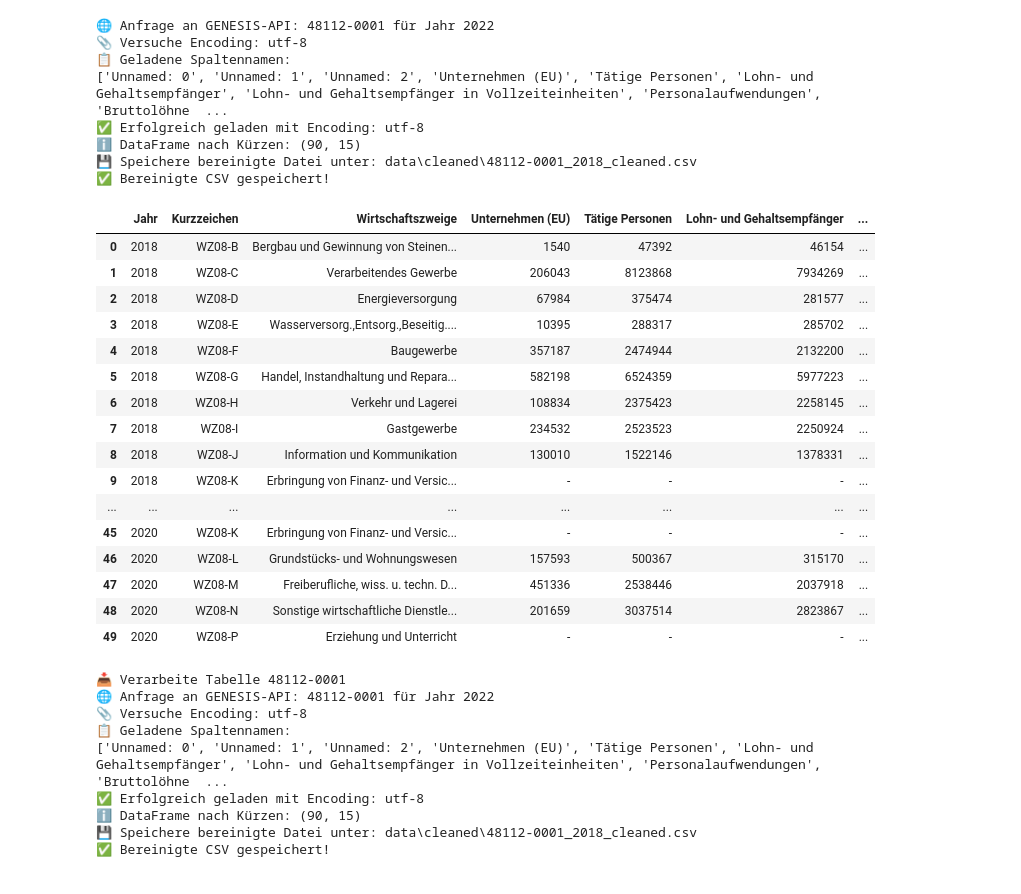
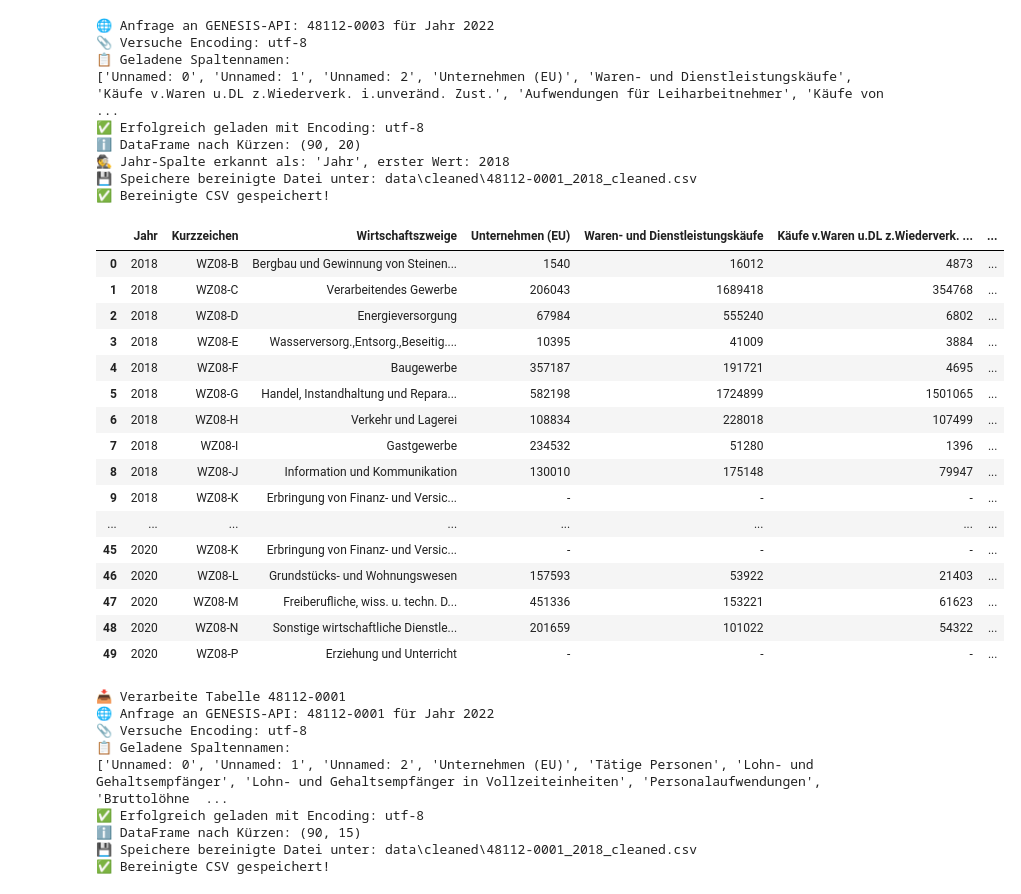
Before and after one commit to s0578620/Data-Science-Project_GENESIS, a Jupyter notebook: analyse.ipynb, the cells around one changed output. Drawn from its saved outputs; the diff is of its cells as text; code cells hidden in the pictures.

```diff
--- a/analyse.ipynb
+++ b/analyse.ipynb
@@ -10,44 +22,45 @@ Exception: ❌ Job konnte nicht gestartet werden: <!doctype html>
 # %%
 import os, sys
 sys.path.append(os.path.abspath("src"))
 
 from src.download_table import download_and_extract_table
 from src.download_table_auto import download_and_extract_table_job
 from src.loader import load_genesis_csv
 
-csv_path = download_and_extract_table("48112-0001", "2022", dest_folder="data/raw")
+csv_path = download_and_extract_table("48112-0003", "2022", dest_folder="data/raw")
 #csv_path = download_and_extract_table_job("48112-0002", "2022", dest_folder="data/raw")
 #df = load_genesis_csv(csv_path, zip_name="48112-0001")
 df = load_genesis_csv(csv_path, zip_name="48112-0001")
 #df = load_genesis_csv(csv_path, zip_name="48112-0002")
 
 if df is not None:
     display(df.head(50))
 # %% [output]
-🌐 Anfrage an GENESIS-API: 48112-0001 für Jahr 2022
+🌐 Anfrage an GENESIS-API: 48112-0003 für Jahr 2022
 📎 Versuche Encoding: utf-8
 📋 Geladene Spaltennamen:
-['Unnamed: 0', 'Unnamed: 1', 'Unnamed: 2', 'Unternehmen (EU)', 'Tätige Personen', 'Lohn- und Gehaltsempfänger', 'Lohn- und Gehaltsempfänger in Vollzeiteinheiten', 'Personalaufwendungen', 'Bruttolöhne  ...
+['Unnamed: 0', 'Unnamed: 1', 'Unnamed: 2', 'Unternehmen (EU)', 'Waren- und Dienstleistungskäufe', 'Käufe v.Waren u.DL z.Wiederverk. i.unveränd. Zust.', 'Aufwendungen für Leiharbeitnehmer', 'Käufe von  ...
 ✅ Erfolgreich geladen mit Encoding: utf-8
-ℹ️ DataFrame nach Kürzen: (90, 15)
+ℹ️ DataFrame nach Kürzen: (90, 20)
+🕵️ Jahr-Spalte erkannt als: 'Jahr', erster Wert: 2018
 💾 Speichere bereinigte Datei unter: data\cleaned\48112-0001_2018_cleaned.csv
 ✅ Bereinigte CSV gespeichert!
-|  | Jahr | Kurzzeichen | Wirtschaftszweige | Unternehmen (EU) | Tätige Personen | Lohn- und Gehaltsempfänger | ... |
-| 0 | 2018 | WZ08-B | Bergbau und Gewinnung von Steinen... | 1540 | 47392 | 46154 | ... |
-| 1 | 2018 | WZ08-C | Verarbeitendes Gewerbe | 206043 | 8123868 | 7934269 | ... |
-| 2 | 2018 | WZ08-D | Energieversorgung | 67984 | 375474 | 281577 | ... |
-| 3 | 2018 | WZ08-E | Wasserversorg.,Entsorg.,Beseitig.... | 10395 | 288317 | 285702 | ... |
-| 4 | 2018 | WZ08-F | Baugewerbe | 357187 | 2474944 | 2132200 | ... |
-| 5 | 2018 | WZ08-G | Handel, Instandhaltung und Repara... | 582198 | 6524359 | 5977223 | ... |
-| 6 | 2018 | WZ08-H | Verkehr und Lagerei | 108834 | 2375423 | 2258145 | ... |
-| 7 | 2018 | WZ08-I | Gastgewerbe | 234532 | 2523523 | 2250924 | ... |
-| 8 | 2018 | WZ08-J | Information und Kommunikation | 130010 | 1522146 | 1378331 | ... |
+|  | Jahr | Kurzzeichen | Wirtschaftszweige | Unternehmen (EU) | Waren- und Dienstleistungskäufe | Käufe v.Waren u.DL z.Wiederverk. ... | ... |
+| 0 | 2018 | WZ08-B | Bergbau und Gewinnung von Steinen... | 1540 | 16012 | 4873 | ... |
+| 1 | 2018 | WZ08-C | Verarbeitendes Gewerbe | 206043 | 1689418 | 354768 | ... |
+| 2 | 2018 | WZ08-D | Energieversorgung | 67984 | 555240 | 6802 | ... |
+| 3 | 2018 | WZ08-E | Wasserversorg.,Entsorg.,Beseitig.... | 10395 | 41009 | 3884 | ... |
+| 4 | 2018 | WZ08-F | Baugewerbe | 357187 | 191721 | 4695 | ... |
+| 5 | 2018 | WZ08-G | Handel, Instandhaltung und Repara... | 582198 | 1724899 | 1501065 | ... |
+| 6 | 2018 | WZ08-H | Verkehr und Lagerei | 108834 | 228018 | 107499 | ... |
+| 7 | 2018 | WZ08-I | Gastgewerbe | 234532 | 51280 | 1396 | ... |
+| 8 | 2018 | WZ08-J | Information und Kommunikation | 130010 | 175148 | 79947 | ... |
 | 9 | 2018 | WZ08-K | Erbringung von Finanz- und Versic... | - | - | - | ... |
 | ... | ... | ... | ... | ... | ... | ... | ... |
 | 45 | 2020 | WZ08-K | Erbringung von Finanz- und Versic... | - | - | - | ... |
-| 46 | 2020 | WZ08-L | Grundstücks- und Wohnungswesen | 157593 | 500367 | 315170 | ... |
-| 47 | 2020 | WZ08-M | Freiberufliche, wiss. u. techn. D... | 451336 | 2538446 | 2037918 | ... |
-| 48 | 2020 | WZ08-N | Sonstige wirtschaftliche Dienstle... | 201659 | 3037514 | 2823867 | ... |
+| 46 | 2020 | WZ08-L | Grundstücks- und Wohnungswesen | 157593 | 53922 | 21403 | ... |
+| 47 | 2020 | WZ08-M | Freiberufliche, wiss. u. techn. D... | 451336 | 153221 | 61623 | ... |
+| 48 | 2020 | WZ08-N | Sonstige wirtschaftliche Dienstle... | 201659 | 101022 | 54322 | ... |
 | 49 | 2020 | WZ08-P | Erziehung und Unterricht | - | - | - | ... |
 # %%
 import os, sys
```
Also changed, not shown: parts of 2 cells of this notebook, 2 other files.
